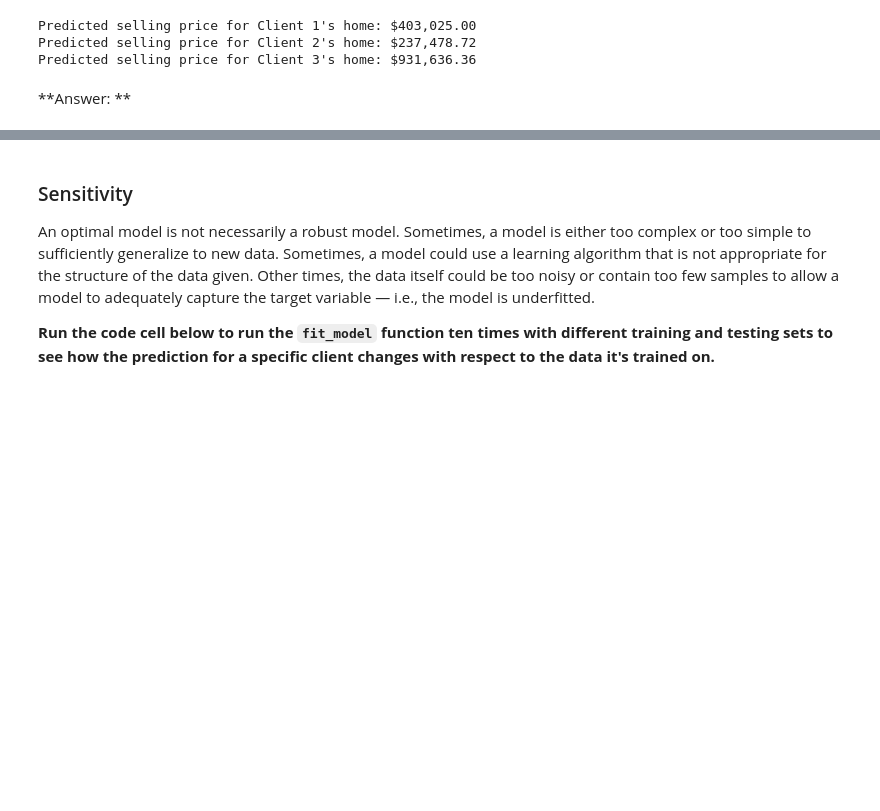
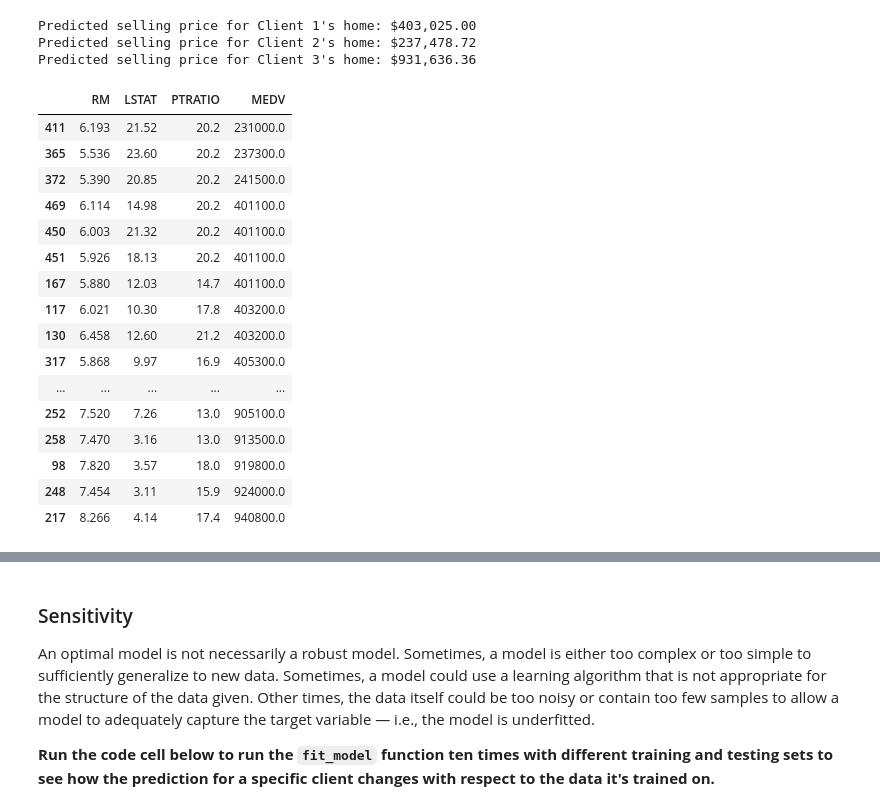
Before and after one commit to markbastian/machine-learning, a Jupyter notebook: projects/boston_housing/boston_housing.ipynb, the cells around one changed output, grey strips where cells are left out. Saved outputs shown, nothing was run; the diff lists cells and outputs as text; code cells hidden in the pictures; blank space fills up the shorter version.

```diff
--- a/projects/boston_housing/boston_housing.ipynb
+++ b/projects/boston_housing/boston_housing.ipynb
@@ -415,5 +416,25 @@ for i, price in enumerate(reg.predict(client_data)):
 Predicted selling price for Client 1's home: $403,025.00
 Predicted selling price for Client 2's home: $237,478.72
 Predicted selling price for Client 3's home: $931,636.36
-# %% [markdown]
-**Answer: **
+# %%
+#Run some 'comps'
+q = '(230000 <= MEDV <= 245000) or (400000 <= MEDV <= 410000) or (900000 <= MEDV <= 950000)'
+data.query(q).sort_values(by='MEDV')
+# %% [output]
+|  | RM | LSTAT | PTRATIO | MEDV |
+| 411 | 6.193 | 21.52 | 20.2 | 231000.0 |
+| 365 | 5.536 | 23.60 | 20.2 | 237300.0 |
+| 372 | 5.390 | 20.85 | 20.2 | 241500.0 |
+| 469 | 6.114 | 14.98 | 20.2 | 401100.0 |
+| 450 | 6.003 | 21.32 | 20.2 | 401100.0 |
+| 451 | 5.926 | 18.13 | 20.2 | 401100.0 |
+| 167 | 5.880 | 12.03 | 14.7 | 401100.0 |
+| 117 | 6.021 | 10.30 | 17.8 | 403200.0 |
+| 130 | 6.458 | 12.60 | 21.2 | 403200.0 |
+| 317 | 5.868 | 9.97 | 16.9 | 405300.0 |
+| ... | ... | ... | ... | ... |
+| 252 | 7.520 | 7.26 | 13.0 | 905100.0 |
+| 258 | 7.470 | 3.16 | 13.0 | 913500.0 |
+| 98 | 7.820 | 3.57 | 18.0 | 919800.0 |
+| 248 | 7.454 | 3.11 | 15.9 | 924000.0 |
+| 217 | 8.266 | 4.14 | 17.4 | 940800.0 |
```
Also changed, not shown: parts of 7 cells of this notebook, 1 other file.
